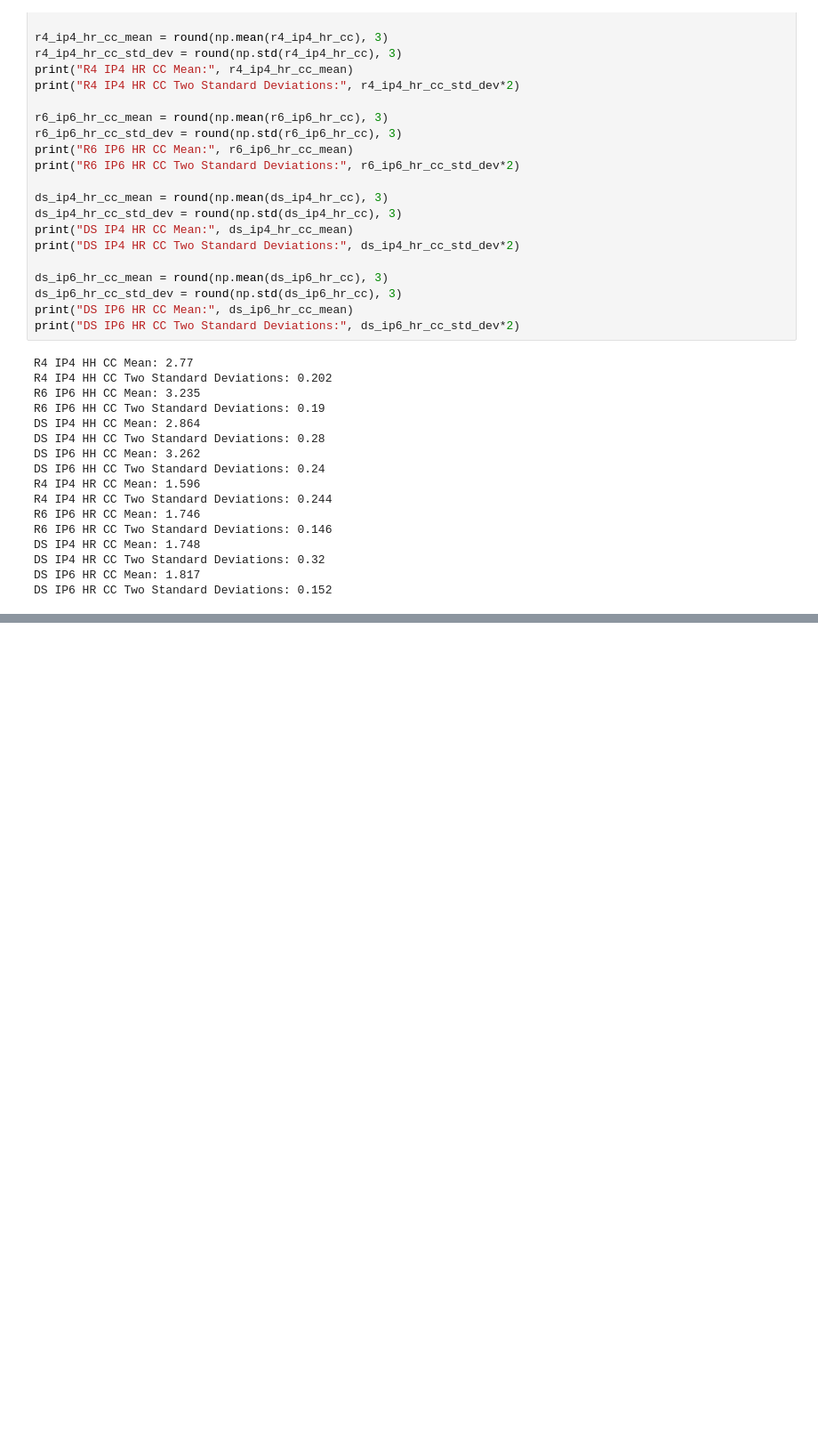
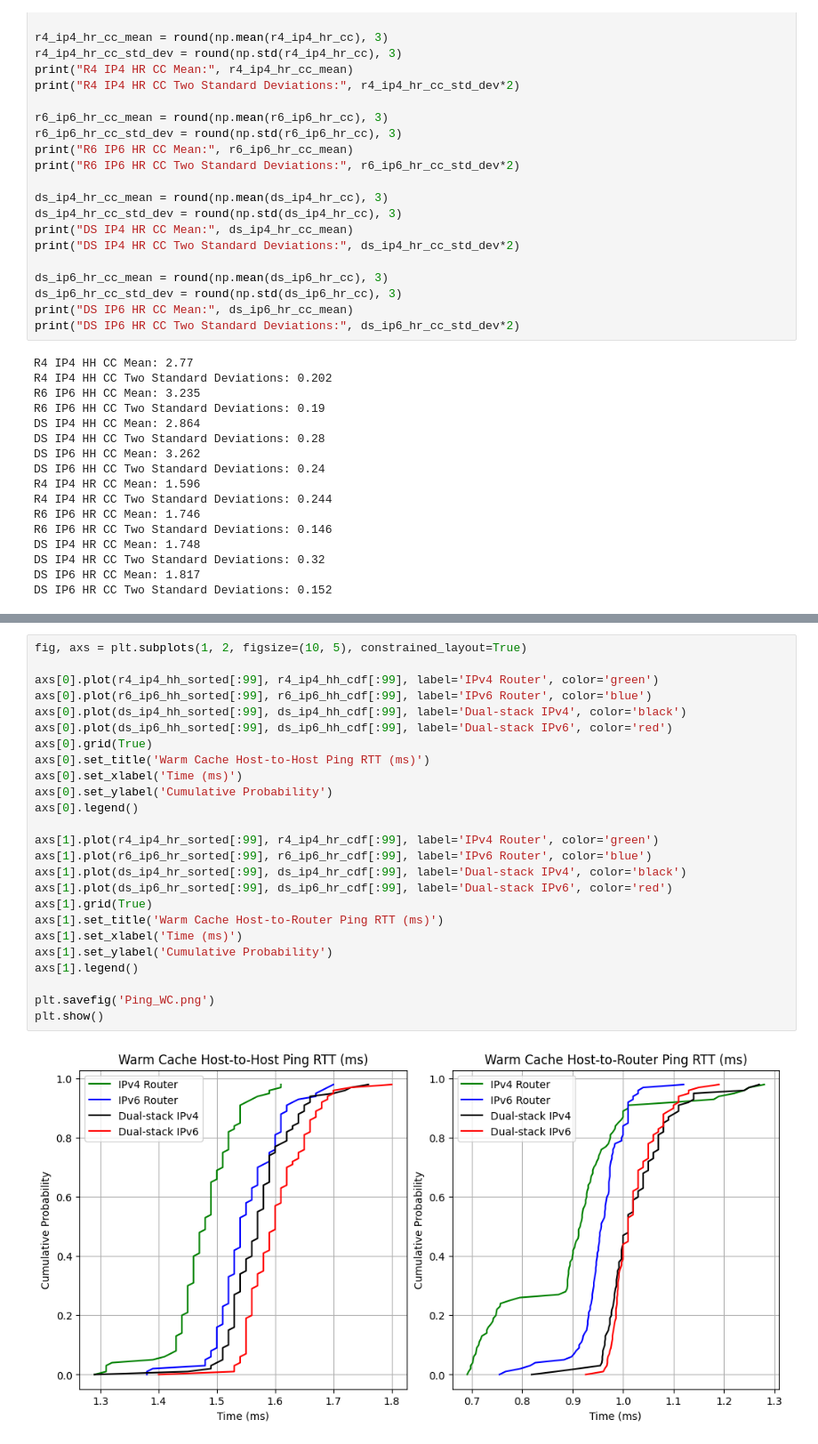
Before and after one commit to elliev7/partii_dissertation, a Jupyter notebook: figures/figures.ipynb, the cells around one changed output, grey strips where cells are left out. Shown at 89% size. Drawn from its saved outputs; the diff is of its cells as text; blank space fills up the shorter version.

```diff
--- a/figures/figures.ipynb
+++ b/figures/figures.ipynb
@@ -333,0 +268,27 @@ plt.show()
+# %%
+fig, axs = plt.subplots(1, 2, figsize=(10, 5), constrained_layout=True)
+
+axs[0].plot(r4_ip4_hh_sorted[:99], r4_ip4_hh_cdf[:99], label='IPv4 Router', color='green')
+axs[0].plot(r6_ip6_hh_sorted[:99], r6_ip6_hh_cdf[:99], label='IPv6 Router', color='blue')
+axs[0].plot(ds_ip4_hh_sorted[:99], ds_ip4_hh_cdf[:99], label='Dual-stack IPv4', color='black')
+axs[0].plot(ds_ip6_hh_sorted[:99], ds_ip6_hh_cdf[:99], label='Dual-stack IPv6', color='red')
+axs[0].grid(True)
+axs[0].set_title('Warm Cache Host-to-Host Ping RTT (ms)')
+axs[0].set_xlabel('Time (ms)')
+axs[0].set_ylabel('Cumulative Probability')
+axs[0].legend()
+
+axs[1].plot(r4_ip4_hr_sorted[:99], r4_ip4_hr_cdf[:99], label='IPv4 Router', color='green')
+axs[1].plot(r6_ip6_hr_sorted[:99], r6_ip6_hr_cdf[:99], label='IPv6 Router', color='blue')
+axs[1].plot(ds_ip4_hr_sorted[:99], ds_ip4_hr_cdf[:99], label='Dual-stack IPv4', color='black')
+axs[1].plot(ds_ip6_hr_sorted[:99], ds_ip6_hr_cdf[:99], label='Dual-stack IPv6', color='red')
+axs[1].grid(True)
+axs[1].set_title('Warm Cache Host-to-Router Ping RTT (ms)')
+axs[1].set_xlabel('Time (ms)')
+axs[1].set_ylabel('Cumulative Probability')
+axs[1].legend()
+
+plt.savefig('Ping_WC.png')
+plt.show()
+# %% [output]
+[figure, added]
```
Also changed, not shown: parts of 9 cells of this notebook, 7 other files.
